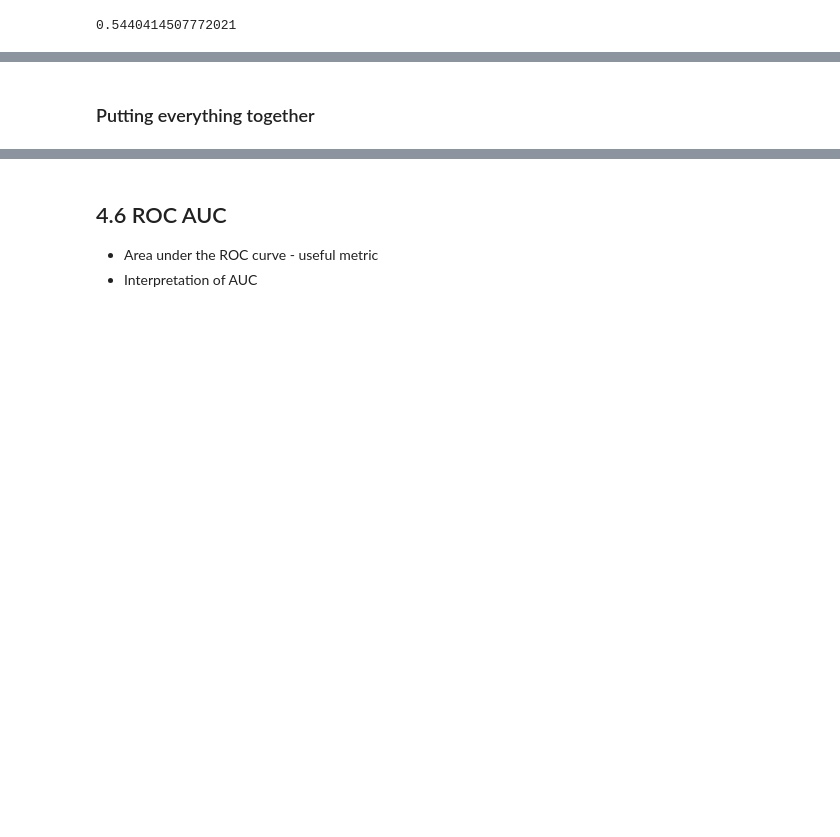
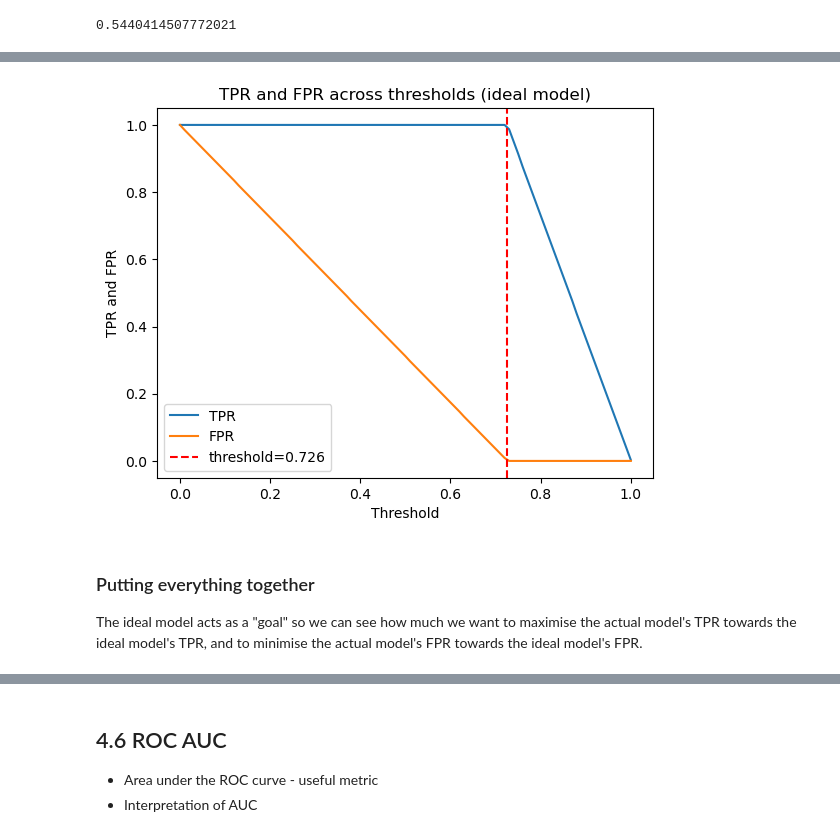
Before and after one commit to viviensiu/ml-zoomcamp, a Jupyter notebook: 4_evaluation/notebook.ipynb, the cells around one changed output, grey strips where cells are left out. Cells and saved outputs as stored; diff of their text form; code cells hidden in the pictures; blank space fills up the shorter version.

```diff
--- a/4_evaluation/notebook.ipynb
+++ b/4_evaluation/notebook.ipynb
@@ -328,7 +388,16 @@ df_ideal[::10]
 # %%
+title = "TPR and FPR across thresholds (ideal model)"
 plt.plot(df_ideal.threshold, df_ideal['tpr'], label='TPR')
 plt.plot(df_ideal.threshold, df_ideal['fpr'], label='FPR')
+plt.axvline(0.726, color='r', linestyle="--", label="threshold=0.726")
+plt.xlabel("Threshold")
+plt.ylabel("TPR and FPR")
+plt.title(title)
 plt.legend()
+plt.show()
+# %% [output]
+[figure, added]
 # %% [markdown]
 ### Putting everything together
+The ideal model acts as a "goal" so we can see how much we want to maximise the actual model's TPR towards the ideal model's TPR, and to minimise the actual model's FPR towards the ideal model's FPR.
 # %%
```
Also changed, not shown: parts of 20 cells of this notebook, 1 other file.
